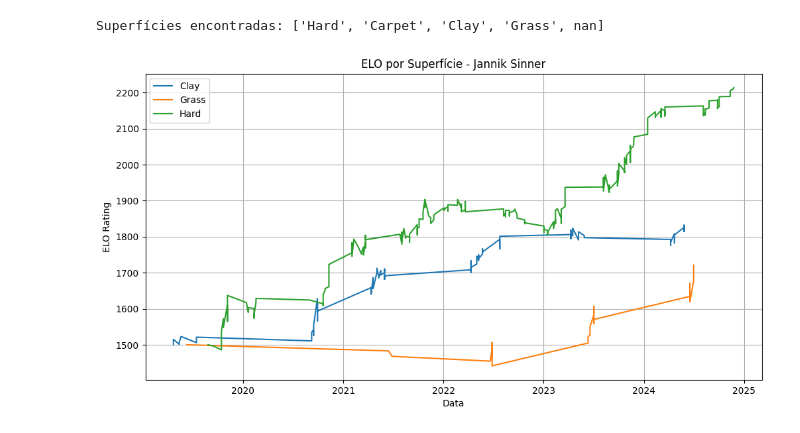
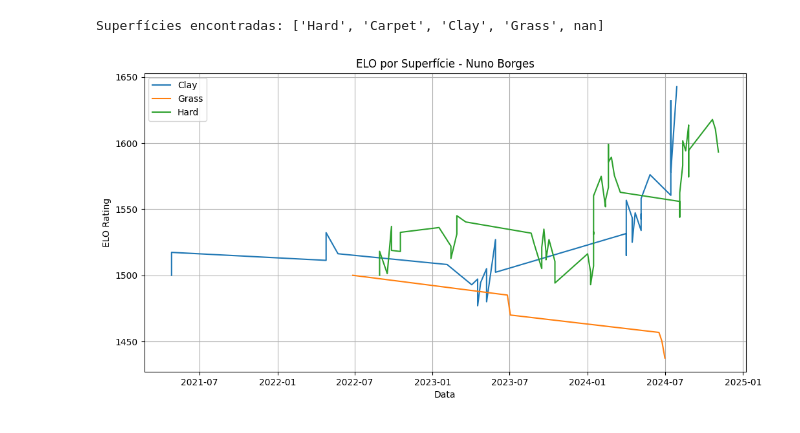
Before and after one commit to migueloliveira6/NeuroTennis, a Jupyter notebook: notebooks/atpmatcheselo.ipynb, the cells around one changed output. Saved outputs shown, nothing was run; the diff lists cells and outputs as text; code cells hidden in the pictures.

```diff
--- a/notebooks/atpmatcheselo.ipynb
+++ b/notebooks/atpmatcheselo.ipynb
@@ -83,32 +83,32 @@ Superfícies encontradas: ['Hard', 'Carpet', 'Clay', 'Grass', nan]
 import matplotlib.pyplot as plt
 
 # Exemplo: Pegar um jogador específico e plotar seu ELO por superfície ao longo do tempo
-player_name = "Jannik Sinner"  # Substitua pelo nome do jogador desejado
+player_name = "Nuno Borges"  # Substitua pelo nome do jogador desejado
 player_id = df[df['winner_name'] == player_name]['winner_id'].iloc[0]
 
 # Criar DataFrame com histórico do jogador
 player_history = pd.concat([
     df[df['winner_id'] == player_id][['tourney_date', 'surface', 'winner_surface_elo']].rename(
         columns={'winner_surface_elo': 'surface_elo'}),
     df[df['loser_id'] == player_id][['tourney_date', 'surface', 'loser_surface_elo']].rename(
         columns={'loser_surface_elo': 'surface_elo'})
 ]).sort_values('tourney_date')
 
 # Plotar
 plt.figure(figsize=(12, 6))
 for surface in player_history['surface'].unique():
     if pd.isna(surface):
         continue
     surface_data = player_history[player_history['surface'] == surface]
     plt.plot(surface_data['tourney_date'], surface_data['surface_elo'], label=surface)
 
 plt.title(f'ELO por Superfície - {player_name}')
 plt.xlabel('Data')
 plt.ylabel('ELO Rating')
 plt.legend()
 plt.grid()
 plt.savefig(f'D:/projetos/Tenis ML-AI/figures/{player_name}_elo_by_surface.png')
 plt.show()
 plt.close()
 # %% [output]
-[figure, old version]
+[figure, new version]
```
Also changed, not shown: 2 other files.
